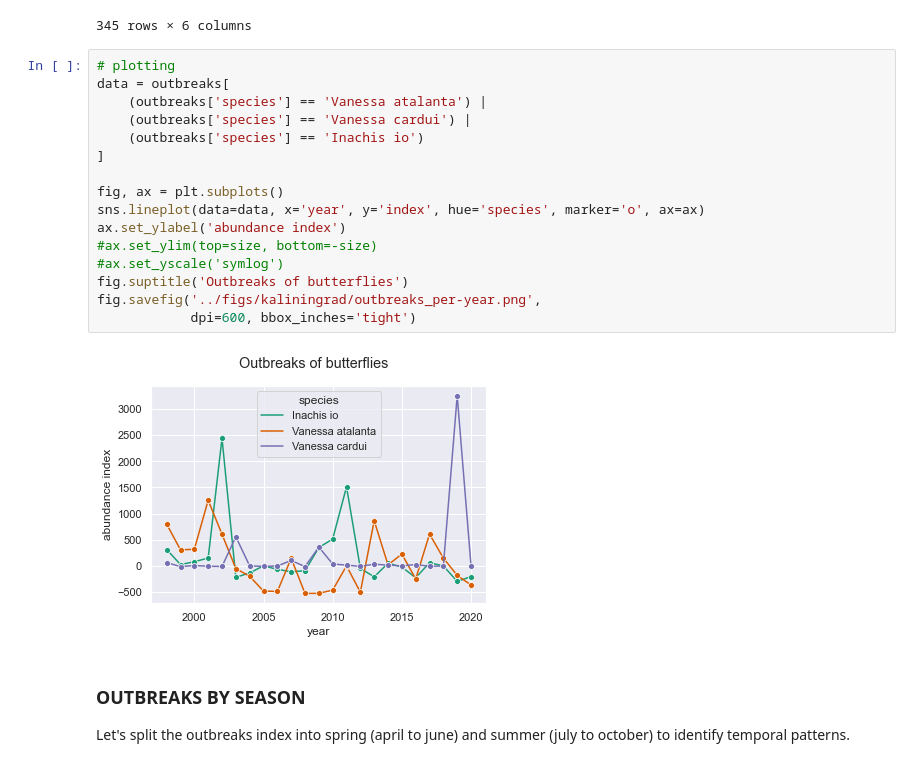
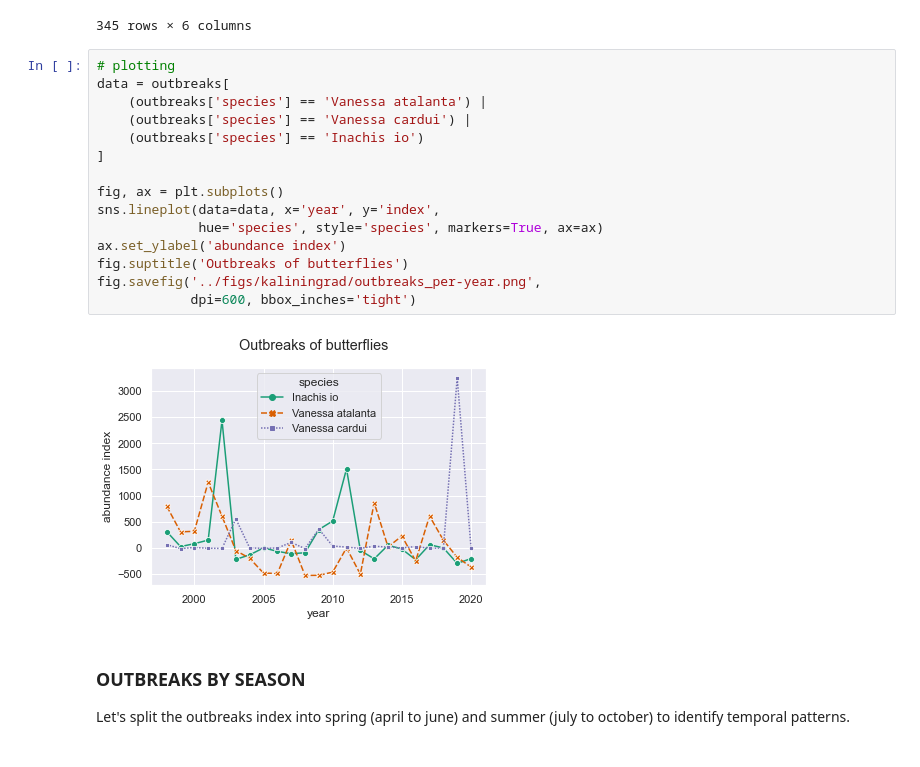
Before and after one commit to gtlab-barcelona/robert, a Jupyter notebook: anomalies/code/5-explore-outbreaks.ipynb, the cells around one changed output. Cells and saved outputs as stored; diff of their text form.

Commit message:
polished plots & continued NAN notebook

```diff
--- a/anomalies/code/5-explore-outbreaks.ipynb
+++ b/anomalies/code/5-explore-outbreaks.ipynb
@@ -146,21 +148,20 @@ display(outbreaks)
 # %%
 # plotting
 data = outbreaks[
     (outbreaks['species'] == 'Vanessa atalanta') |
     (outbreaks['species'] == 'Vanessa cardui') |
     (outbreaks['species'] == 'Inachis io')
 ]
 
 fig, ax = plt.subplots()
-sns.lineplot(data=data, x='year', y='index', hue='species', marker='o', ax=ax)
+sns.lineplot(data=data, x='year', y='index',
+             hue='species', style='species', markers=True, ax=ax)
 ax.set_ylabel('abundance index')
-#ax.set_ylim(top=size, bottom=-size)
-#ax.set_yscale('symlog')
 fig.suptitle('Outbreaks of butterflies')
 fig.savefig('../figs/kaliningrad/outbreaks_per-year.png',
             dpi=600, bbox_inches='tight')
 # %% [output]
-[figure, old version]
+[figure, new version]
 # %% [markdown]
 ### OUTBREAKS BY SEASON
 
```
Also changed, not shown: parts of 7 cells of this notebook, 31 other files.
